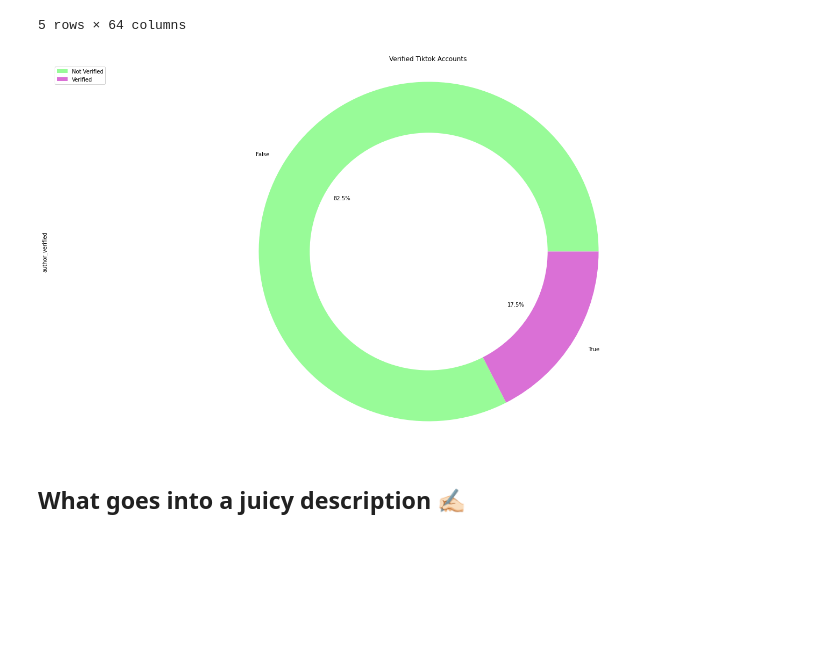
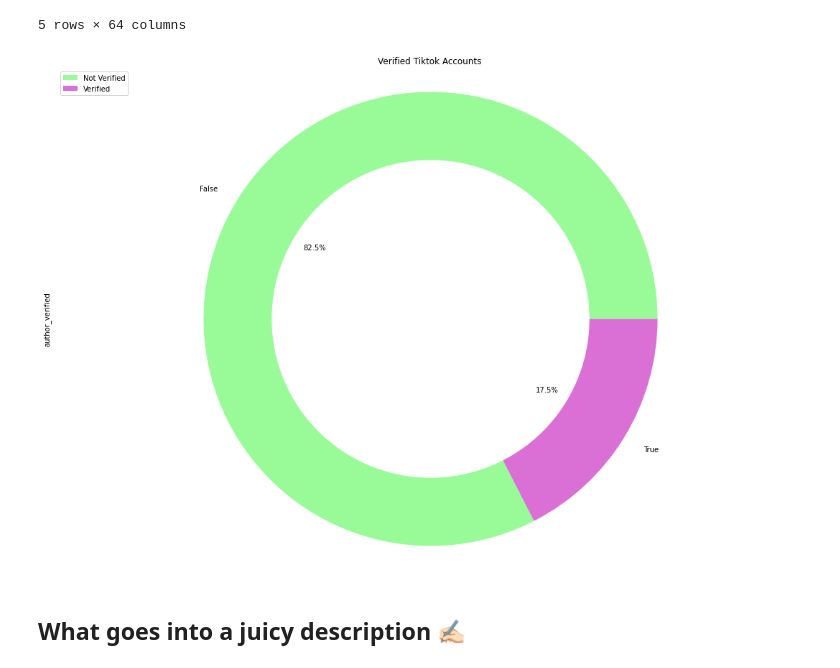
Before and after one commit to incalescence/open-data, a Jupyter notebook: tiktok_presentation.ipynb, the cells around one changed output. Cells and saved outputs as stored; diff of their text form; code cells hidden in the pictures; blank space fills up the shorter version.

```diff
--- a/tiktok_presentation.ipynb
+++ b/tiktok_presentation.ipynb
@@ -255,18 +255,17 @@ tiktok_data.head()
 # %%
 verified_count = tiktok_data['author_verified'].value_counts()
 verified_count.plot(kind='pie', colors=['palegreen','orchid'], autopct='%1.1f%%')
 centre_circle = plt.Circle((0,0),0.70,fc='white')
 fig = plt.gcf()
 fig.gca().add_artist(centre_circle)
 plt.axis('equal')
 plt.tight_layout()
 labels = ['Not Verified', 'Verified']
 plt.legend(labels, loc='upper left')
 plt.title('Verified Tiktok Accounts')
-plt.rcParams.update({'font.size': 24})
 plt.show()
 # %% [output]
-[figure, old version]
+[figure, new version]
 # %% [markdown]
 ## What goes into a juicy description ✍🏻
 # %%
```
Also changed, not shown: parts of 7 cells of this notebook, 1 other file.
